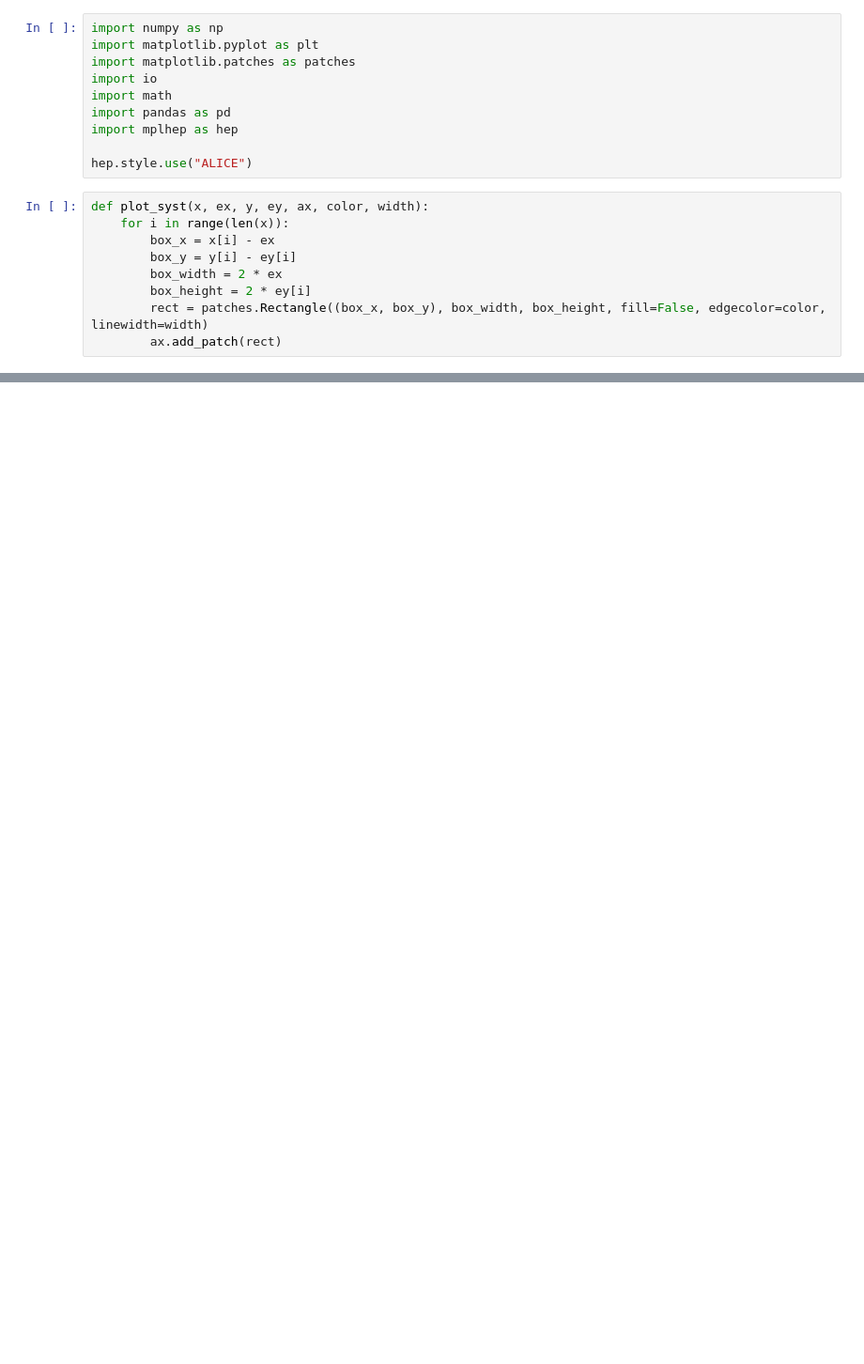
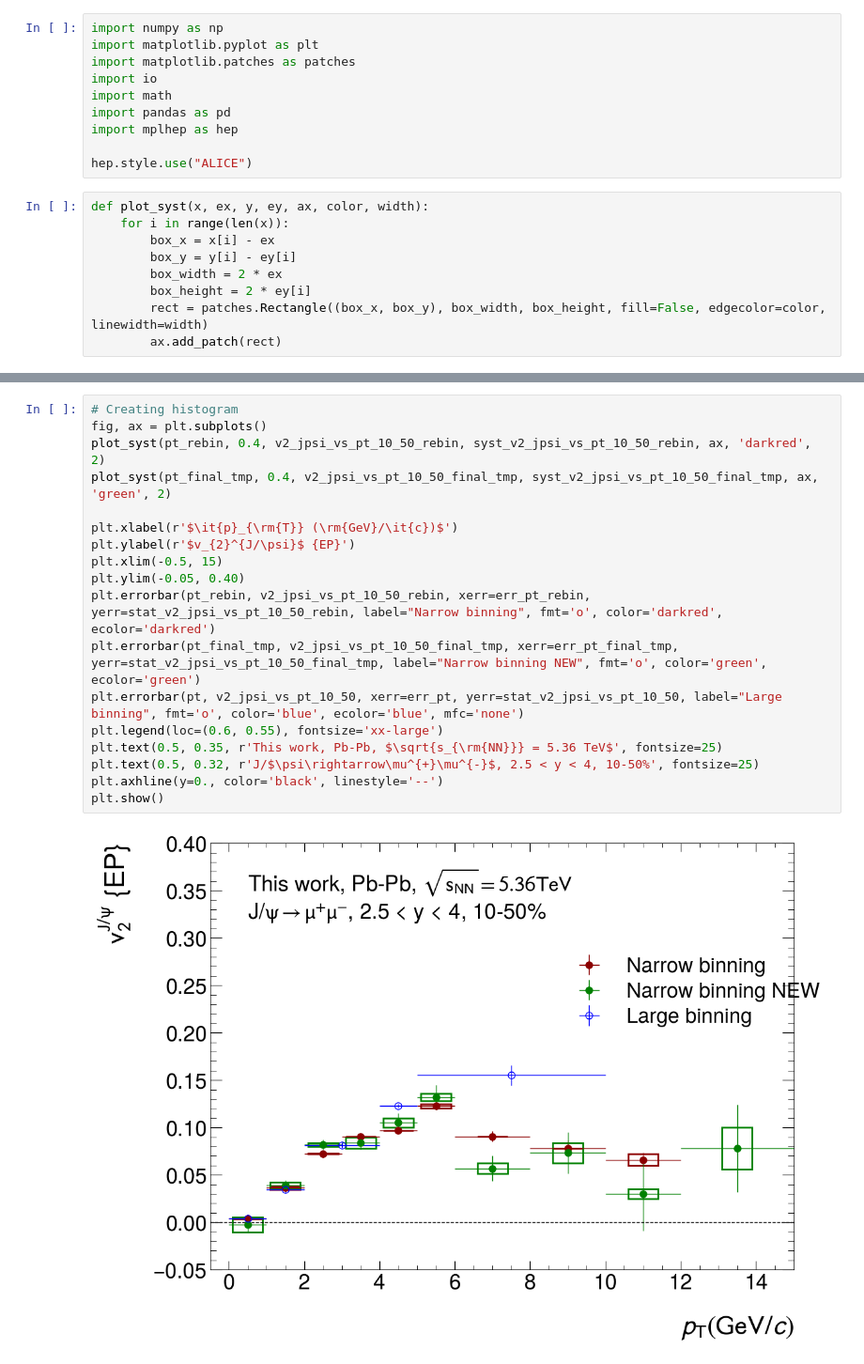
Before and after one commit to lucamicheletti93/jpsi_flow_run3, a Jupyter notebook: utils/plot_v2_results.ipynb, the cells around one changed output, grey strips where cells are left out. Shown at 94% size. Saved outputs shown, nothing was run; the diff lists cells and outputs as text; blank space fills up the shorter version.

```diff
--- a/utils/plot_v2_results.ipynb
+++ b/utils/plot_v2_results.ipynb
@@ -87,0 +116,20 @@ syst_v2_jpsi_run2_vs_pt_30_50 = df_v2_jpsi_run2_vs_pt_30_50["syst"]
+# %%
+# Creating histogram
+fig, ax = plt.subplots()
+plot_syst(pt_rebin, 0.4, v2_jpsi_vs_pt_10_50_rebin, syst_v2_jpsi_vs_pt_10_50_rebin, ax, 'darkred', 2)
+plot_syst(pt_final_tmp, 0.4, v2_jpsi_vs_pt_10_50_final_tmp, syst_v2_jpsi_vs_pt_10_50_final_tmp, ax, 'green', 2)
+
+plt.xlabel(r'$\it{p}_{\rm{T}} (\rm{GeV}/\it{c})$')
+plt.ylabel(r'$v_{2}^{J/\psi}$ {EP}')
+plt.xlim(-0.5, 15)
+plt.ylim(-0.05, 0.40)
+plt.errorbar(pt_rebin, v2_jpsi_vs_pt_10_50_rebin, xerr=err_pt_rebin, yerr=stat_v2_jpsi_vs_pt_10_50_rebin, label="Narrow binning", fmt='o', color='darkred', ecolor='darkred')
+plt.errorbar(pt_final_tmp, v2_jpsi_vs_pt_10_50_final_tmp, xerr=err_pt_final_tmp, yerr=stat_v2_jpsi_vs_pt_10_50_final_tmp, label="Narrow binning NEW", fmt='o', color='green', ecolor='green')
+plt.errorbar(pt, v2_jpsi_vs_pt_10_50, xerr=err_pt, yerr=stat_v2_jpsi_vs_pt_10_50, label="Large binning", fmt='o', color='blue', ecolor='blue', mfc='none')
+plt.legend(loc=(0.6, 0.55), fontsize='xx-large')
+plt.text(0.5, 0.35, r'This work, Pb-Pb, $\sqrt{s_{\rm{NN}}} = 5.36 TeV$', fontsize=25)
+plt.text(0.5, 0.32, r'J/$\psi\rightarrow\mu^{+}\mu^{-}$, 2.5 < y < 4, 10-50%', fontsize=25)
+plt.axhline(y=0., color='black', linestyle='--')
+plt.show()
+# %% [output]
+[figure, added]
```
Also changed, not shown: parts of 14 cells of this notebook, 2 other files.
